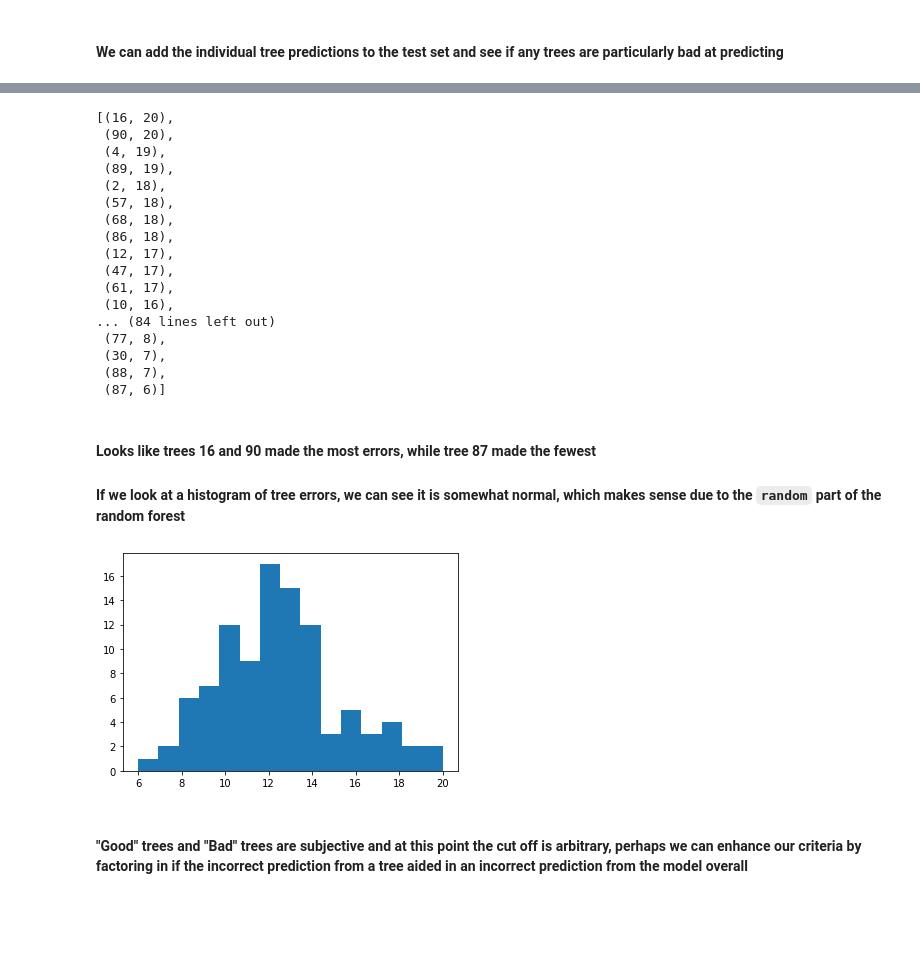
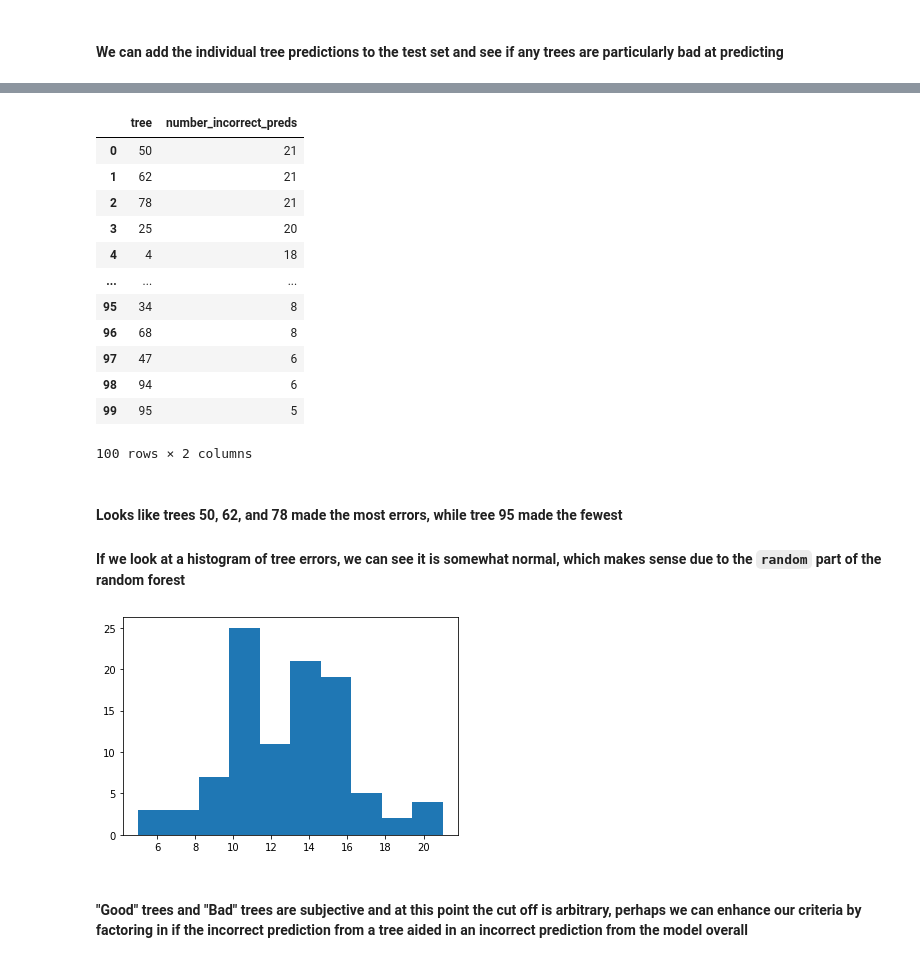
Before and after one commit to raom1/understanding-random-forest-classifiers, a Jupyter notebook: random_forest_classification_errors.ipynb, the cells around one changed output, grey strips where cells are left out. Cells and saved outputs as stored; diff of their text form; code cells hidden in the pictures; blank space fills up the shorter version.

```diff
--- a/random_forest_classification_errors.ipynb
+++ b/random_forest_classification_errors.ipynb
@@ -569,0 +697,2 @@ Here we can see some differences between branch points. When FNs diverge from TP
+# %%
+divergence_feats_fn, divergence_feats_tp, divergence_feats_tn, divergence_feat_fn_diff, divergence_feat_tp_diff, divergence_feat_tn_diff, compare_tp_tn_div_df = find_all_tree_divergence_points(model, test)
@@ -569,0 +714,10 @@ Here we can see some differences between branch points. When FNs diverge from TP
+# %%
+# Clean up the dataframe a little
+
+compare_tp_tn_div_df = compare_tp_tn_div_df.reset_index()
+
+compare_tp_tn_div_df.columns = ['feat', 'fn', 'tp', 'tn']
+
+compare_tp_tn_fn = pd.concat([compare_tp_tn_div_df['feat'].str.rpartition('_')[[0, 2]], compare_tp_tn_div_df[['fn', 'tp', 'tn']]], axis = 1).pivot(0, 2)
+
+compare_tp_tn_fn
@@ -569,0 +740,4 @@ Here we can see some differences between branch points. When FNs diverge from TP
+# %%
+test['split'] = 'test'
+train['split'] = 'train'
+recombined = pd.concat([train, test])
@@ -569,0 +766,4 @@ Here we can see some differences between branch points. When FNs diverge from TP
+# %%
+for c in compare_tp_tn_fn.index:
+    sns.stripplot(x=recombined[c], y=recombined['split'], hue = recombined['target'], dodge = True)
+    plt.show()
@@ -665,33 +866,29 @@ for ind, row in test_trees.iterrows():
         if row['target'] != row['tree_'+str(t)]:
             tree_pred_dict[t] += 1
 # %%
-sorted(tree_pred_dict.items(), key = lambda x: x[1], reverse = True)
+pd.DataFrame(sorted(tree_pred_dict.items(), key = lambda x: x[1], reverse = True), columns = ['tree', 'number_incorrect_preds'])
 # %% [output]
+|  | tree | number_incorrect_preds |
+| 0 | 50 | 21 |
+| 1 | 62 | 21 |
+| 2 | 78 | 21 |
+| 3 | 25 | 20 |
+| 4 | 4 | 18 |
+| ... | ... | ... |
+| 95 | 34 | 8 |
+| 96 | 68 | 8 |
+| 97 | 47 | 6 |
+| 98 | 94 | 6 |
+| 99 | 95 | 5 |
-[(16, 20),
- (90, 20),
- (4, 19),
- (89, 19),
- (2, 18),
- (57, 18),
- (68, 18),
- (86, 18),
- (12, 17),
- (47, 17),
- (61, 17),
- (10, 16),
-... (84 lines left out)
- (77, 8),
- (30, 7),
- (88, 7),
- (87, 6)]
+100 rows × 2 columns
 # %% [markdown]
-#### Looks like trees 16 and 90 made the most errors, while tree 87 made the fewest
+#### Looks like trees 50, 62, and 78 made the most errors, while tree 95 made the fewest
 
 #### If we look at a histogram of tree errors, we can see it is somewhat normal, which makes sense due to the `random` part of the random forest
 # %%
-plt.hist(tree_pred_dict.values(), bins = 15);
+plt.hist(tree_pred_dict.values());
 # %% [output]
-[figure, old version]
+[figure, new version]
 # %% [markdown]
 #### "Good" trees and "Bad" trees are subjective and at this point the cut off is arbitrary, perhaps we can enhance our criteria by factoring in if the incorrect prediction from a tree aided in an incorrect prediction from the model overall
 # %%
```
Also changed, not shown: parts of 102 cells of this notebook.
